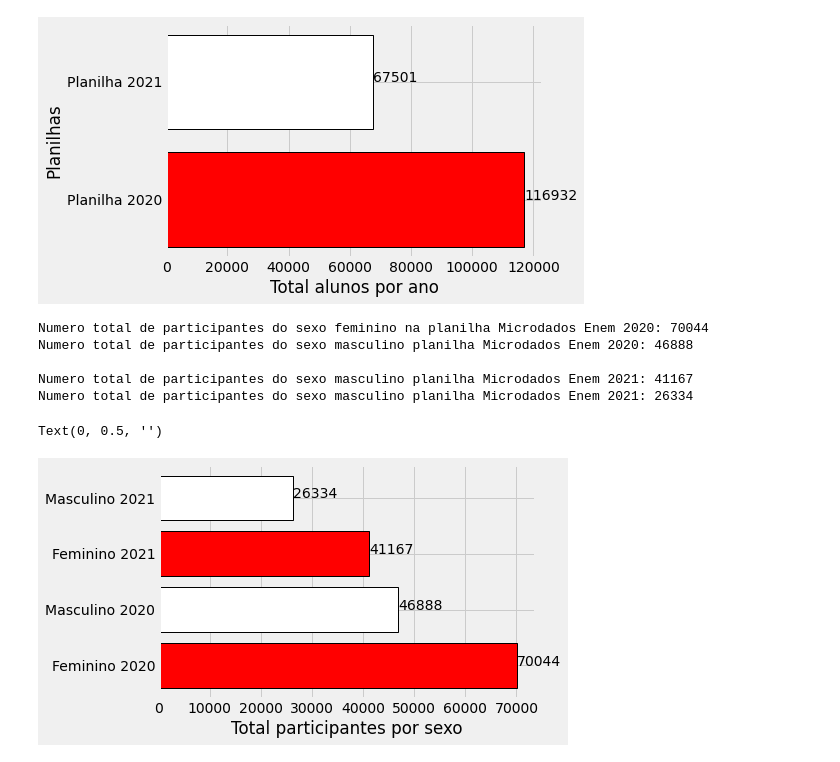
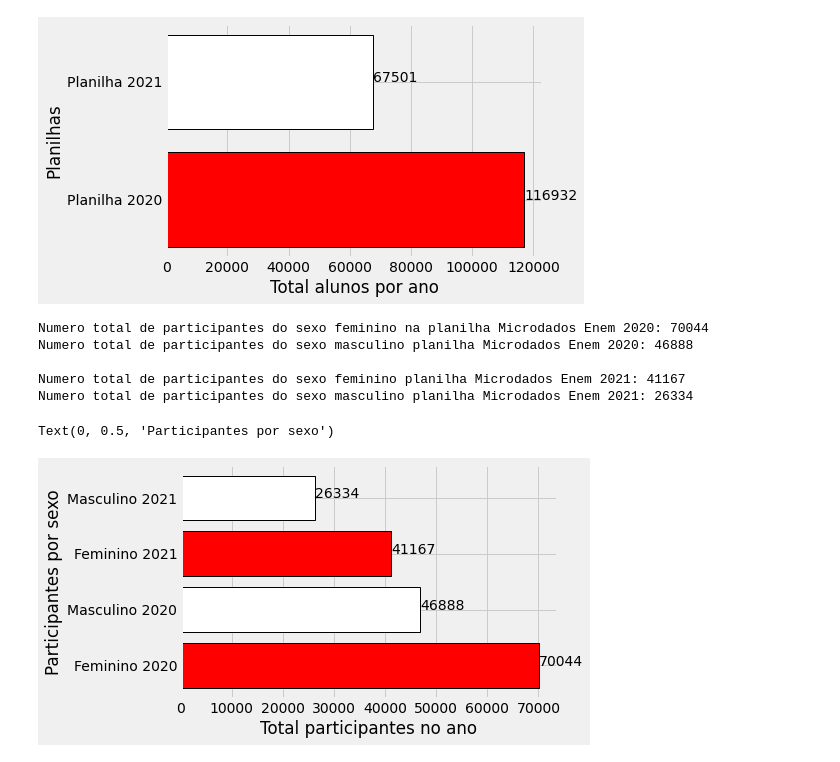
Before and after one commit to kingofrats04/Projeto_IA_DadosEnem, a Jupyter notebook: testeGraficosPy.ipynb, the cells around one changed output. Cells and saved outputs as stored; diff of their text form; code cells hidden in the pictures.

```diff
--- a/testeGraficosPy.ipynb
+++ b/testeGraficosPy.ipynb
@@ -53,36 +53,36 @@ Text(0, 0.5, 'Planilhas')
 #print(planilha2021.TP_SEXO.hist())
 
 # Printar total de participantes por sexo
 print('Numero total de participantes do sexo feminino na planilha Microdados Enem 2020: 70044')
 print('Numero total de participantes do sexo masculino planilha Microdados Enem 2020: 46888\n')
-print('Numero total de participantes do sexo masculino planilha Microdados Enem 2021: 41167')
+print('Numero total de participantes do sexo feminino planilha Microdados Enem 2021: 41167')
 print('Numero total de participantes do sexo masculino planilha Microdados Enem 2021: 26334\n')
 
 numF2020 = 70044
 numM2020 = 46888
 
 numF2021 = 41167
 numM2021 = 26334
 
 
 # Printando grafico de barras horizontal
 x = ['Feminino 2020', 'Masculino 2020', 'Feminino 2021', 'Masculino 2021']
 y = [70044, 46888, 41167, 26334]
 
 totalGeral = numF2020, numM2020, numF2021, numM2021
 plt.style.use('fivethirtyeight')
 
 for index, value in enumerate(y):
   plt.text(value, index,str(value))
 
 plt.barh(x, totalGeral, align='center', color=['red', 'white'], edgecolor='black', linewidth="1")
-plt.xlabel("Total participantes por sexo")
-plt.ylabel("")
+plt.xlabel("Total participantes no ano")
+plt.ylabel("Participantes por sexo")
 # %% [output]
 Numero total de participantes do sexo feminino na planilha Microdados Enem 2020: 70044
 Numero total de participantes do sexo masculino planilha Microdados Enem 2020: 46888
 
-Numero total de participantes do sexo masculino planilha Microdados Enem 2021: 41167
+Numero total de participantes do sexo feminino planilha Microdados Enem 2021: 41167
 Numero total de participantes do sexo masculino planilha Microdados Enem 2021: 26334
-Text(0, 0.5, '')
+Text(0, 0.5, 'Participantes por sexo')
-[figure, old version]
+[figure, new version]
```
